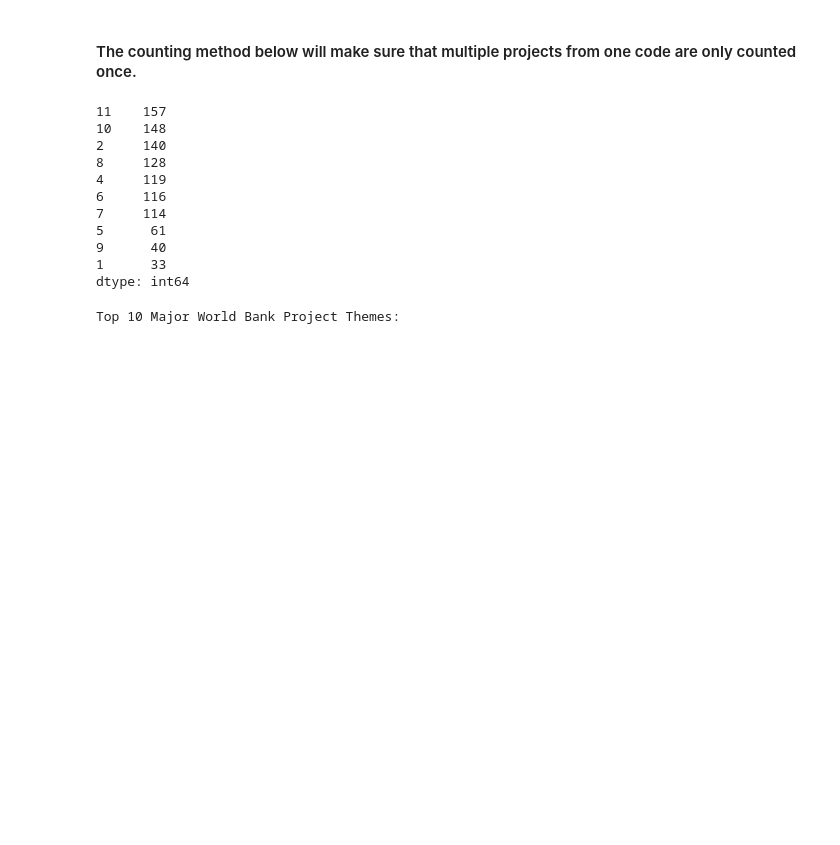
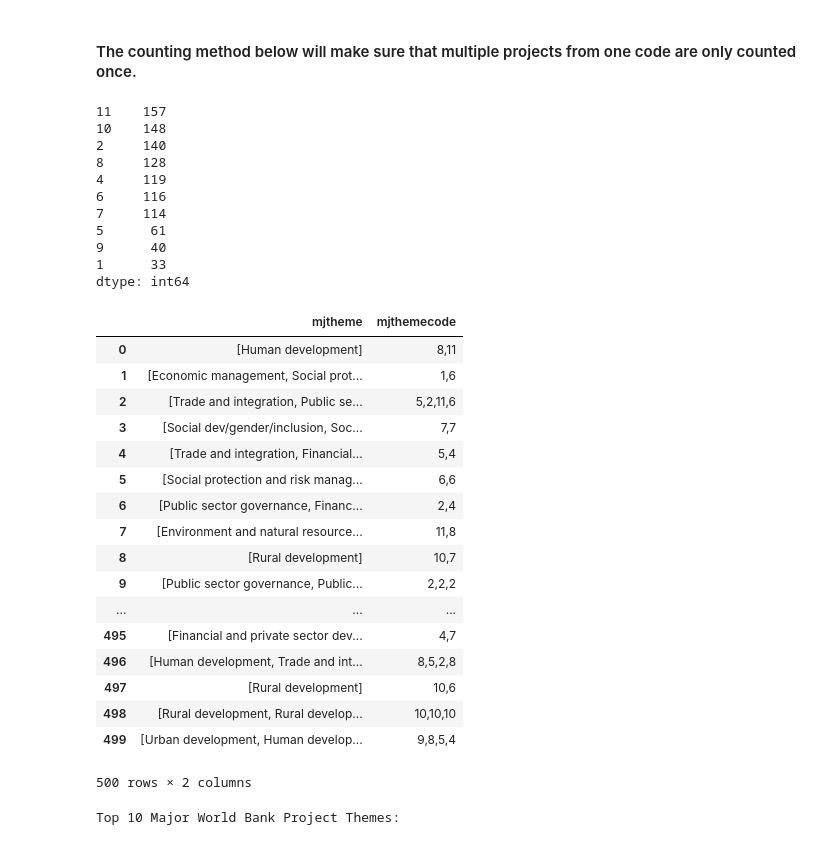
Before and after one commit to atalebizadeh/DS-Career-Track, a Jupyter notebook: data_wrangling_json/World Bank Project.ipynb, the cells around one changed output. Cells and saved outputs as stored; diff of their text form; code cells hidden in the pictures; blank space fills up the shorter version.

```diff
--- a/data_wrangling_json/World Bank Project.ipynb
+++ b/data_wrangling_json/World Bank Project.ipynb
@@ -139,6 +139,27 @@ mj_df.sort_values(ascending=False).head(10)
 9      40
 1      33
 dtype: int64
+# %%
+df[['mjtheme','mjthemecode']]
+# %% [output]
+|  | mjtheme | mjthemecode |
+| 0 | [Human development] | 8,11 |
+| 1 | [Economic management, Social prot... | 1,6 |
+| 2 | [Trade and integration, Public se... | 5,2,11,6 |
+| 3 | [Social dev/gender/inclusion, Soc... | 7,7 |
+| 4 | [Trade and integration, Financial... | 5,4 |
+| 5 | [Social protection and risk manag... | 6,6 |
+| 6 | [Public sector governance, Financ... | 2,4 |
+| 7 | [Environment and natural resource... | 11,8 |
+| 8 | [Rural development] | 10,7 |
+| 9 | [Public sector governance, Public... | 2,2,2 |
+| ... | ... | ... |
+| 495 | [Financial and private sector dev... | 4,7 |
+| 496 | [Human development, Trade and int... | 8,5,2,8 |
+| 497 | [Rural development] | 10,6 |
+| 498 | [Rural development, Rural develop... | 10,10,10 |
+| 499 | [Urban development, Human develop... | 9,8,5,4 |
+500 rows × 2 columns
 # %%
 # using json_normalized method and then using the value_count() method to get
 # the top 10 major projects - This method counts the duplicates
```
